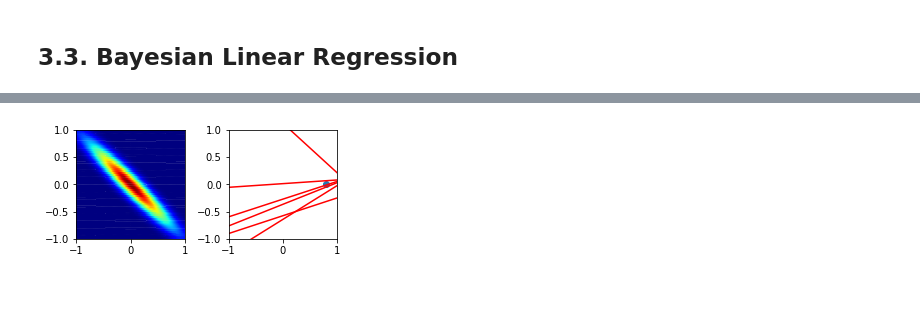
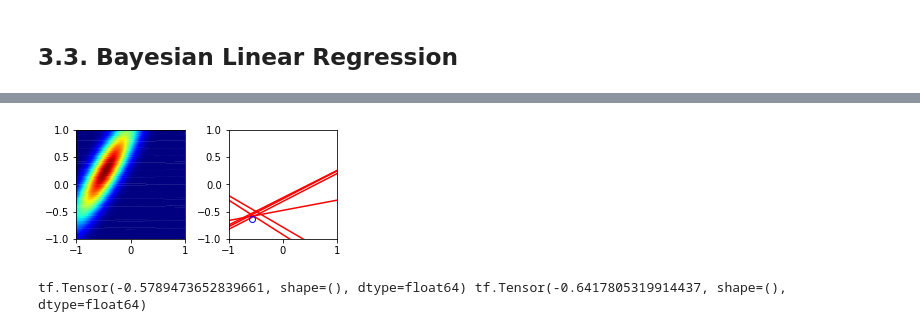
Before and after one commit to bt22dr/PRML, a Jupyter notebook: PRML_chapter_3.ipynb, the cells around one changed output, grey strips where cells are left out. Drawn from its saved outputs; the diff is of its cells as text; code cells hidden in the pictures; blank space fills up the shorter version.

```diff
--- a/PRML_chapter_3.ipynb
+++ b/PRML_chapter_3.ipynb
@@ -337,9 +304,9 @@ class MultivariateGaussian:
     self.mu = mu
     self.cov = cov
     if mu is not None and cov is not None:
-      self.mu = tf.reshape(tf.cast(mu, tf.float32), shape=[-1, 1])
+      self.mu = tf.reshape(tf.cast(mu, tf.float64), shape=[-1, 1])
       self.D  = self.mu.shape[0]
-      self.cov = tf.cast(cov, tf.float32)
+      self.cov = tf.cast(cov, tf.float64)
 
   def mean(self):
     return tf.squeeze(self.mu)
@@ -351,7 +318,7 @@ class MultivariateGaussian:
     mu = self.mu
     cov = self.cov
 
-    x = tf.transpose(tf.cast(x, tf.float32))
+    x = tf.transpose(tf.cast(x, tf.float64))
     d = tf.math.subtract(x, mu)
     precision_mat = tf.linalg.inv(cov)
     return tf.squeeze(
@@ -359,7 +326,7 @@ class MultivariateGaussian:
         tf.math.exp(-0.5 * tf.matmul(
             tf.matmul(tf.transpose(d), precision_mat), d))
         / tf.math.sqrt(tf.linalg.det(cov))
-        / tf.math.pow(2 * np.pi, 0.5 * self.D)))
+        / tf.math.pow(tf.cast(2.0, tf.float64) * math.pi, 0.5 * self.D)))
 
   def mle(self, D):
     N = len(D)
@@ -371,7 +338,9 @@ class MultivariateGaussian:
 
     return self.mean(), self.covariance()
 
+  # TODO: np 제거
   def sample(self, sample_size):
+    import numpy as np
     mu = tf.squeeze(self.mu)
     cov = self.cov
     return np.random.multivariate_normal(mu, cov, sample_size)
@@ -386,10 +349,8 @@ prior = MultivariateGaussian([0.0, 0.0], (1.0/alpha)*tf.eye(2))
 # %%
-u1_lim = -1, 1
-u2_lim = -1, 1
-u1 = np.linspace(*u1_lim, num=100)
-u2 = np.linspace(*u2_lim, num=100)
-u_grid = np.stack(np.meshgrid(u1, u2), axis=-1)
-u_grid = np.reshape(u_grid, [-1, 2])
+u1 = tf.linspace(-1.0, 1.0, num=100)
+u2 = tf.linspace(-1.0, 1.0, num=100)
+u_grid = tf.stack(tf.meshgrid(u1, u2), axis=-1)
+u_grid = tf.reshape(u_grid, [-1, 2])
 # %%
 plt.figure(figsize=(5,2))
 
@@ -417,36 +378,42 @@ tf.Tensor([1.         0.78947368], shape=(2,), dtype=float64) 0.0039236344179614
 # %%
 prior_mean = prior.mean()
-prior_precision = np.linalg.inv(prior.covariance())
+prior_precision = tf.linalg.inv(prior.covariance())
 
-posterior_precision = prior_precision + \
-  beta * tf.transpose(X[0]).numpy() @ X[0].numpy() # 식 3,51
+posterior_precision = tf.math.add(prior_precision,
+  beta * tf.linalg.matmul(tf.transpose(X[0,None]), X[0,None])) # 식 3,51
 
-posterior_covarianc = np.linalg.inv(posterior_precision)
-second_term = prior_precision @ prior_mean.numpy() + beta * X[0,None].numpy().T @ t[0,None]
-posterior_mean = posterior_covarianc @ second_term
+posterior_covariance = tf.linalg.inv(posterior_precision)
+second_term = tf.math.add(
+    tf.linalg.matvec(prior_precision, prior_mean),
+    beta * tf.linalg.matvec(tf.transpose(X[0,None]), t[0,None]))
+posterior_mean = tf.linalg.matvec(posterior_covariance, second_term)
 # %%
-posterior = MultivariateGaussian(posterior_mean, posterior_covarianc)
+posterior = MultivariateGaussian(posterior_mean, posterior_covariance)
 # %%
 plt.figure(figsize=(5,2))
 
 ax = plt.subplot(1, 2, 1)
 q0 = posterior.pdf(u_grid)
 plt.hexbin(u_grid[:,0], u_grid[:,1], C=q0.numpy(), cmap='jet')
 plt.gca().set_aspect('equal')
 plt.xlim([-1, 1])
 plt.ylim([-1, 1])
 
 ax = plt.subplot(1, 2, 2)
 ws = posterior.sample(6)
 Y_plot = X_plot @ ws.T
 for i in range(6):
   plt.plot(x_plot, Y_plot[:,i], c="r")
-plt.scatter(x[0], t[0])
+plt.plot(x[0], t[0], 'bo', markerfacecolor='none')
 plt.xlim(-1, 1)
 plt.ylim(-1, 1)
 plt.gca().set_aspect('equal')
 # %% [output]
-[figure, old version]
+[figure, new version]
+# %%
+print(x[0], t[0])
+# %% [output]
+tf.Tensor(-0.5789473652839661, shape=(), dtype=float64) tf.Tensor(-0.6417805319914437, shape=(), dtype=float64)
 # %%
 prior = posterior
 # %%
```
Also changed, not shown: parts of 26 cells of this notebook.
